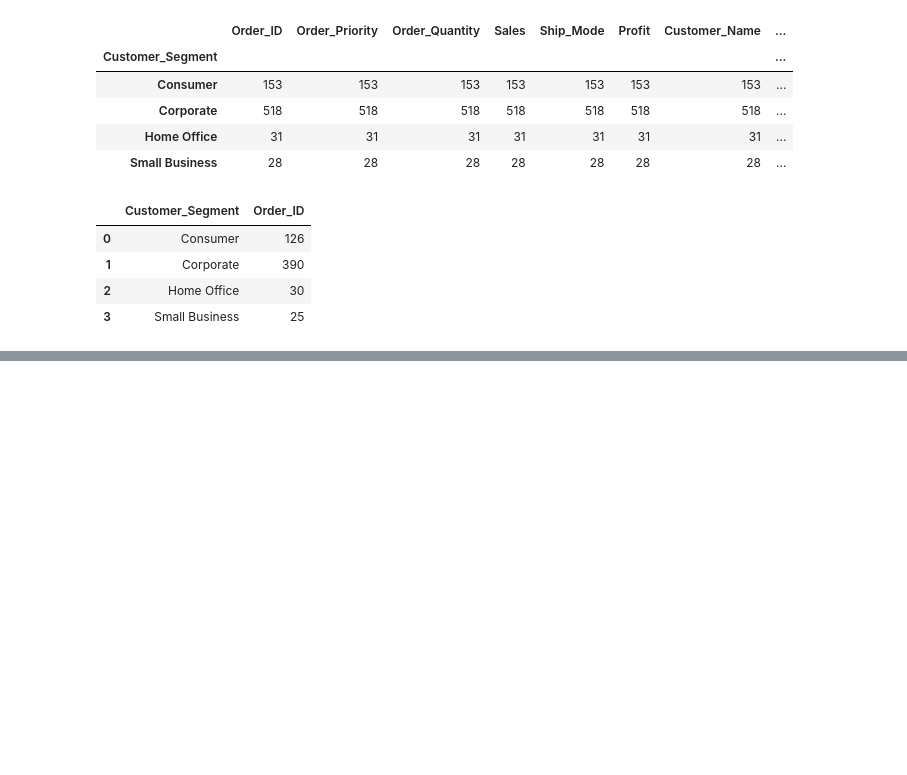
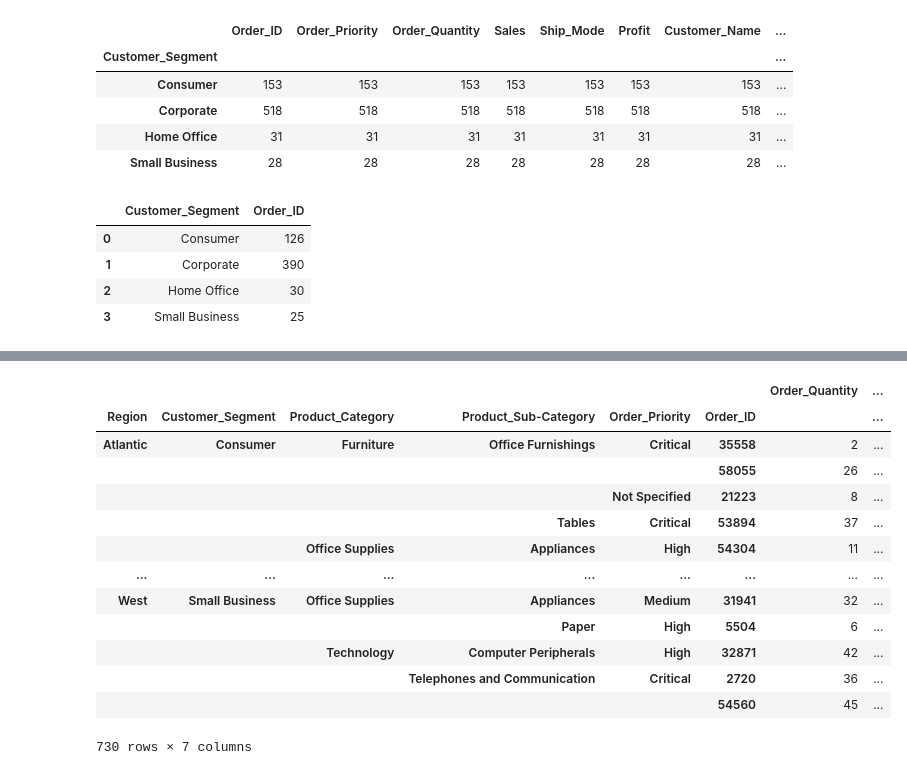
Before and after one commit to Amrane20/Sales_Analysis, a Jupyter notebook: data_cleaning.ipynb, the cells around one changed output, grey strips where cells are left out. Drawn from its saved outputs; the diff is of its cells as text; code cells hidden in the pictures; blank space fills up the shorter version.

```diff
--- a/data_cleaning.ipynb
+++ b/data_cleaning.ipynb
@@ -374,0 +302,18 @@ loyal_customers[['Order_ID','Customer_Name']]
+# %%
+df = df.sort_index()
+df
+# %% [output]
+|  |  |  |  |  |  | Order_Quantity | ... |
+| Region | Customer_Segment | Product_Category | Product_Sub-Category | Order_Priority | Order_ID |  | ... |
+| Atlantic | Consumer | Furniture | Office Furnishings | Critical | 35558 | 2 | ... |
+|  |  |  |  |  | 58055 | 26 | ... |
+|  |  |  |  | Not Specified | 21223 | 8 | ... |
+|  |  |  | Tables | Critical | 53894 | 37 | ... |
+|  |  | Office Supplies | Appliances | High | 54304 | 11 | ... |
+| ... | ... | ... | ... | ... | ... | ... | ... |
+| West | Small Business | Office Supplies | Appliances | Medium | 31941 | 32 | ... |
+|  |  |  | Paper | High | 5504 | 6 | ... |
+|  |  | Technology | Computer Peripherals | High | 32871 | 42 | ... |
+|  |  |  | Telephones and Communication | Critical | 2720 | 36 | ... |
+|  |  |  |  |  | 54560 | 45 | ... |
+730 rows × 7 columns
```
Also changed, not shown: parts of 51 cells of this notebook.
